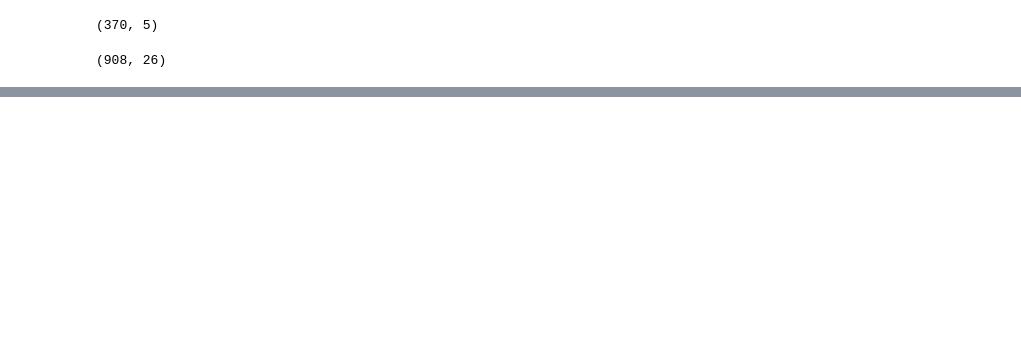
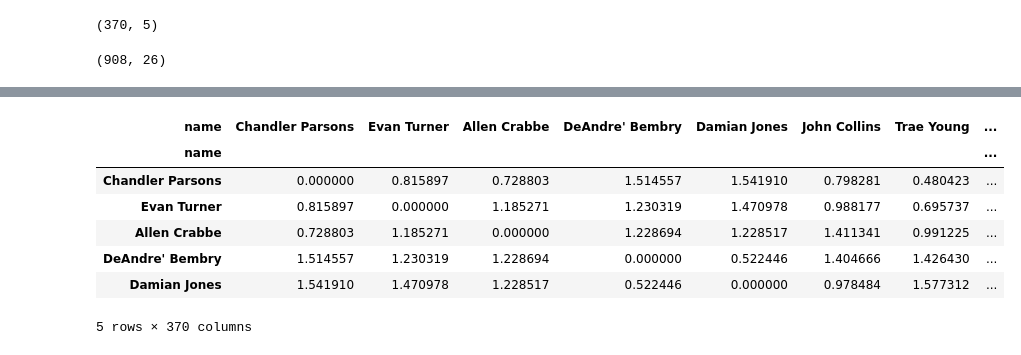
Before and after one commit to pgnatividad/NBA_Recommender_Pre-2019_Season, a Jupyter notebook: workspace.ipynb, the cells around one changed output, grey strips where cells are left out. Saved outputs shown, nothing was run; the diff lists cells and outputs as text; code cells hidden in the pictures; blank space fills up the shorter version.

```diff
--- a/workspace.ipynb
+++ b/workspace.ipynb
@@ -51,0 +556,2 @@ career_df.shape
+# %%
+career_ss = StandardScaler()
@@ -51,0 +566,11 @@ career_df.shape
+# %%
+scaled_career_recommender.head()
+# %% [output]
+| name | Chandler Parsons | Evan Turner | Allen Crabbe | DeAndre' Bembry | Damian Jones | John Collins | Trae Young | ... |
+| name |  |  |  |  |  |  |  | ... |
+| Chandler Parsons | 0.000000 | 0.815897 | 0.728803 | 1.514557 | 1.541910 | 0.798281 | 0.480423 | ... |
+| Evan Turner | 0.815897 | 0.000000 | 1.185271 | 1.230319 | 1.470978 | 0.988177 | 0.695737 | ... |
+| Allen Crabbe | 0.728803 | 1.185271 | 0.000000 | 1.228694 | 1.228517 | 1.411341 | 0.991225 | ... |
+| DeAndre' Bembry | 1.514557 | 1.230319 | 1.228694 | 0.000000 | 0.522446 | 1.404666 | 1.426430 | ... |
+| Damian Jones | 1.541910 | 1.470978 | 1.228517 | 0.522446 | 0.000000 | 0.978484 | 1.577312 | ... |
+5 rows × 370 columns
```
Also changed, not shown: parts of 87 cells of this notebook, 7 other files.
